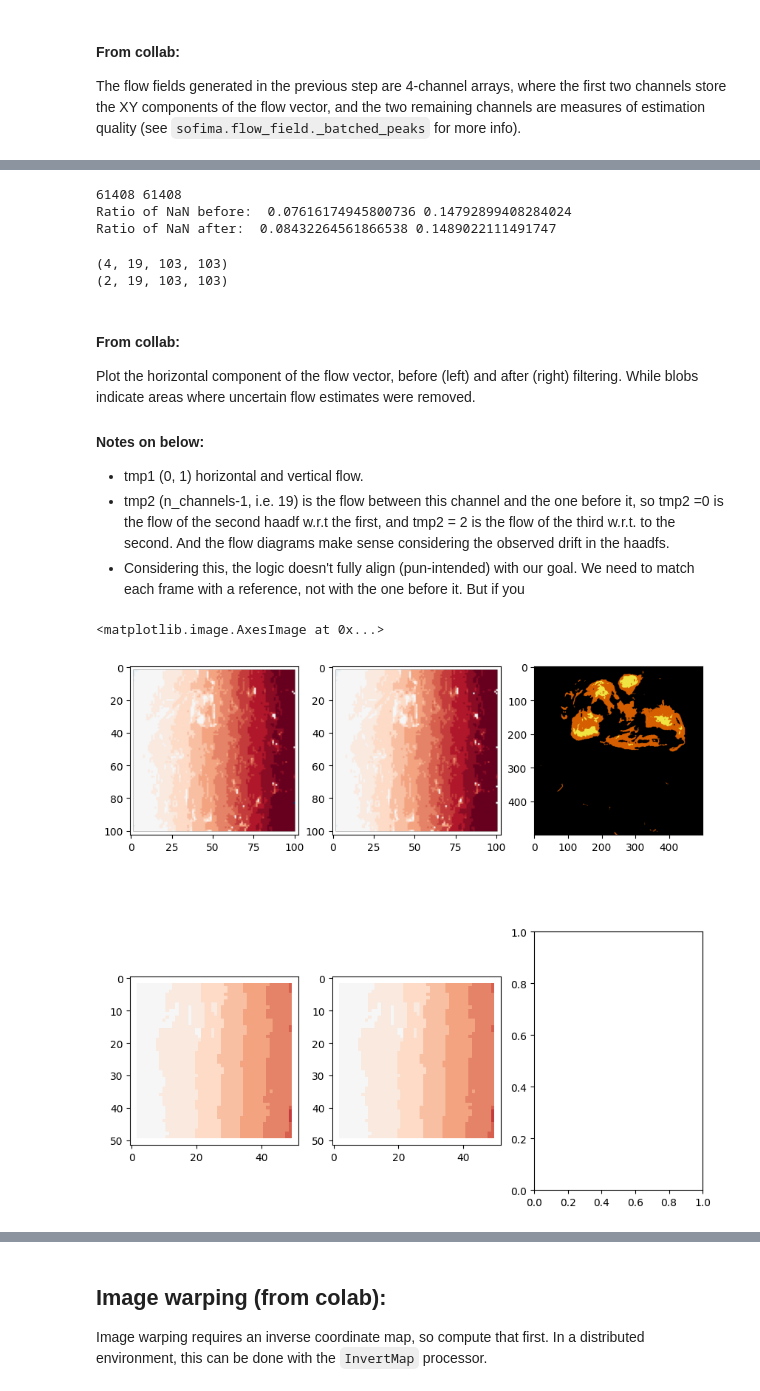
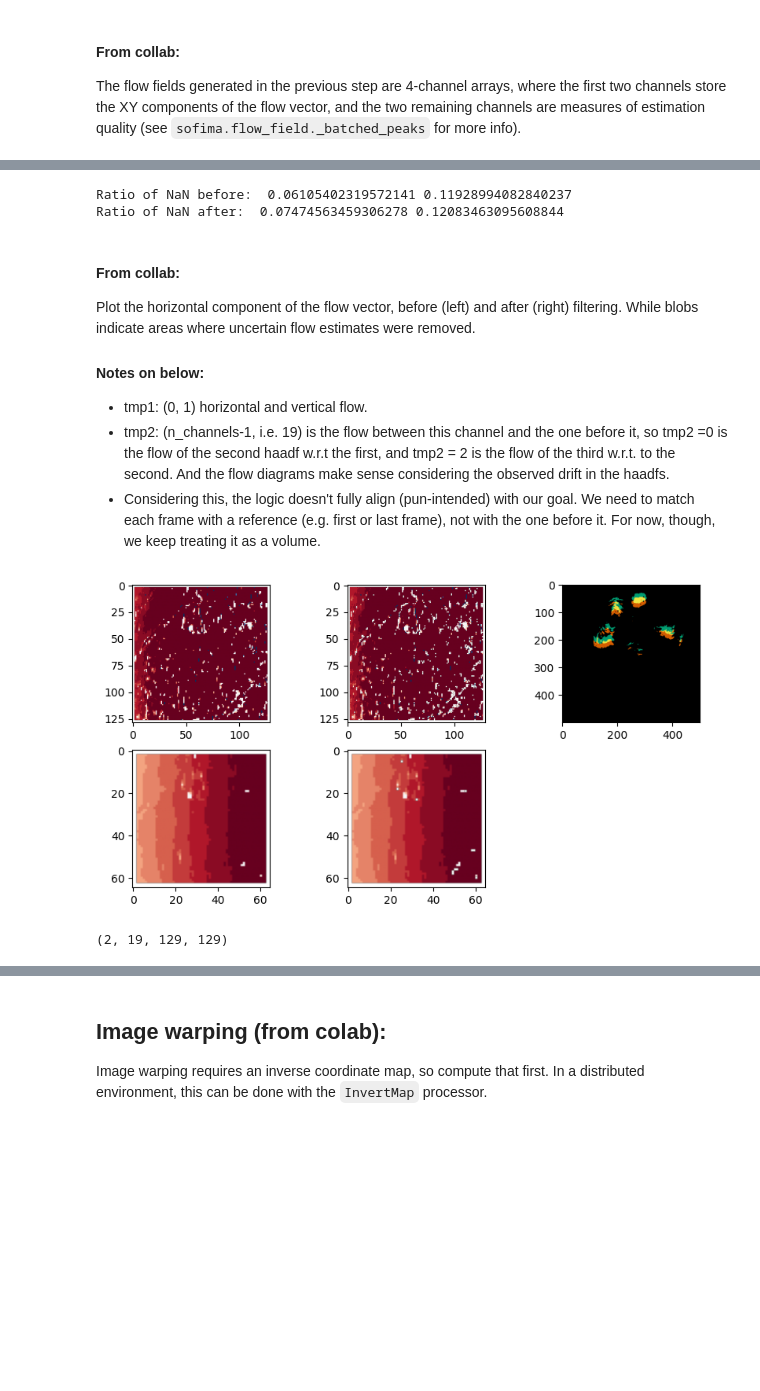
Before and after one commit to amjams/PreHyperspectralEDX, a Jupyter notebook: preprocessing_basic/05_alignment_SOFIMA.ipynb, the cells around one changed output, grey strips where cells are left out. Drawn from its saved outputs; the diff is of its cells as text; code cells hidden in the pictures; blank space fills up the shorter version.

```diff
--- a/preprocessing_basic/05_alignment_SOFIMA.ipynb
+++ b/preprocessing_basic/05_alignment_SOFIMA.ipynb
@@ -260,7 +247,7 @@ First, we calculate the flow fields between the current section and the directly
 # %%
 # Both of the settings below are expressed in pixels.
-patch_size = 80  # XY spatial context used for flow field estimation
-stride = 20  # XY distance between centers of adjacent patches.
+patch_size = 100  # XY spatial context used for flow field estimation
+stride = 25  # XY distance between centers of adjacent patches.
 
 def _compute_flow(volume):
   mfc = flow_field.JAXMaskedXCorrWithStatsCalculator()
@@ -333,56 +316,46 @@ We now remove uncertain flow estimates by replacing them with NaNs, and merge th
 f1 = flow_utils.clean_flow(flows1x, min_peak_ratio=1.1, min_peak_sharpness=1.1, max_magnitude=0, max_deviation=0)
 f2 = flow_utils.clean_flow(flows2x, min_peak_ratio=1.1, min_peak_sharpness=1.1, max_magnitude=0, max_deviation=0)
 
-# check dim
-#print(flows1x.shape,flows2x.shape)
-# check nan values
-print(np.isnan(flows1x).sum(),np.isnan(flows1x).sum())
+# check if not too many values became NaN
 print("Ratio of NaN before: ", np.isnan(flows1x).sum()/flows1x.size ,np.isnan(flows2x).sum()/flows2x.size)
 print("Ratio of NaN after: ", np.isnan(f1).sum()/f1.size ,np.isnan(f2).sum()/f2.size)
 # %% [output]
-61408 61408
-Ratio of NaN before:  0.07616174945800736 0.14792899408284024
-Ratio of NaN after:  0.08432264561866538 0.1489022111491747
+Ratio of NaN before:  0.06105402319572141 0.11928994082840237
+Ratio of NaN after:  0.07474563459306278 0.12083463095608844
-# %%
-print(flows1x.shape)
-print(f1.shape)
-# %% [output]
-(4, 19, 103, 103)
-(2, 19, 103, 103)
 # %% [markdown]
 #### From collab:
 Plot the horizontal component of the flow vector, before (left) and after (right) filtering. While blobs indicate areas where uncertain flow estimates were removed.
 
 #### Notes on below:
-- tmp1 (0, 1) horizontal and vertical flow.
-- tmp2 (n_channels-1, i.e. 19) is the flow between this channel and the one before it, so tmp2 =0 is the flow of the second haadf w.r.t the first, and tmp2 = 2 is the flow of the third w.r.t. to the second. And the flow diagrams make sense considering the observed drift in the haadfs.
-- Considering this, the logic doesn't fully align (pun-intended) with our goal. We need to match each frame with a reference, not with the one before it. But if you
+- tmp1: (0, 1) horizontal and vertical flow.
+- tmp2: (n_channels-1, i.e. 19) is the flow between this channel and the one before it, so tmp2 =0 is the flow of the second haadf w.r.t the first, and tmp2 = 2 is the flow of the third w.r.t. to the second. And the flow diagrams make sense considering the observed drift in the haadfs.
+- Considering this, the logic doesn't fully align (pun-intended) with our goal. We need to match each frame with a reference (e.g. first or last frame), not with the one before it. For now, though, we keep treating it as a volume.
 # %%
-tmp1, tmp2 = 0, 1
-f, ax = plt.subplots(2, 3, figsize=(10, 10))
+tmp1, tmp2 = 0, 2
+f, ax = plt.subplots(2, 3, figsize=(10, 5))
 ax[0][0].imshow(flows1x[tmp1, tmp2, ...], cmap=plt.cm.RdBu, vmin=-10, vmax=10)
 ax[0][1].imshow(f1[tmp1, tmp2, ...], cmap=plt.cm.RdBu, vmin=-10, vmax=10)
 ax[1][0].imshow(flows2x[tmp1, tmp2, ...], cmap=plt.cm.RdBu, vmin=-10, vmax=10)
 ax[1][1].imshow(f2[tmp1, tmp2, ...], cmap=plt.cm.RdBu, vmin=-10, vmax=10)
 
 # reference
 
 # binarized images
 img1b = haadf_th[tmp2+1,750:1250,250:750]
 img2b = haadf_th[tmp2,750:1250,250:750]
 img3b = img1b.astype('uint8') + img2b.astype('uint8')
 
 # img dims
 h, w = img1b.shape
 # overlap image
 img3 = np.zeros((h, w, 3), np.uint8)
 img3[np.where(img1b)[0],np.where(img1b)[1],:] = colors_cb['red']['rgb']
 img3[np.where(img2b)[0],np.where(img2b)[1],:] = colors_cb['green']['rgb']
 img3[np.where(img3b==2)[0],np.where(img3b==2)[1],:] = colors_cb['yellow']['rgb']
 ax[0][2].imshow(img3)
+ax[1][2].set_axis_off()
 # %% [output]
-<matplotlib.image.AxesImage at 0x...>
-[figure, old version]
+[figure, new version]
 # %%
 from scipy import interpolate
 f2_hires = np.zeros_like(f1)
@@ -401,3 +374,8 @@ for z in tqdm(range(f2.shape[1])):
       f2[:, z:z + 1, ...],  #
       box2x, box1x, 1 / scale, 1)
   f2_hires[:, z:z + 1, ...] = resampled / scale
+
+final_flow = flow_utils.reconcile_flows((f1, f2_hires), max_gradient=0, max_deviation=20, min_patch_size=400)
+print(final_flow.shape)
+# %% [output]
+(2, 19, 129, 129)
```
Also changed, not shown: parts of 27 cells of this notebook.
